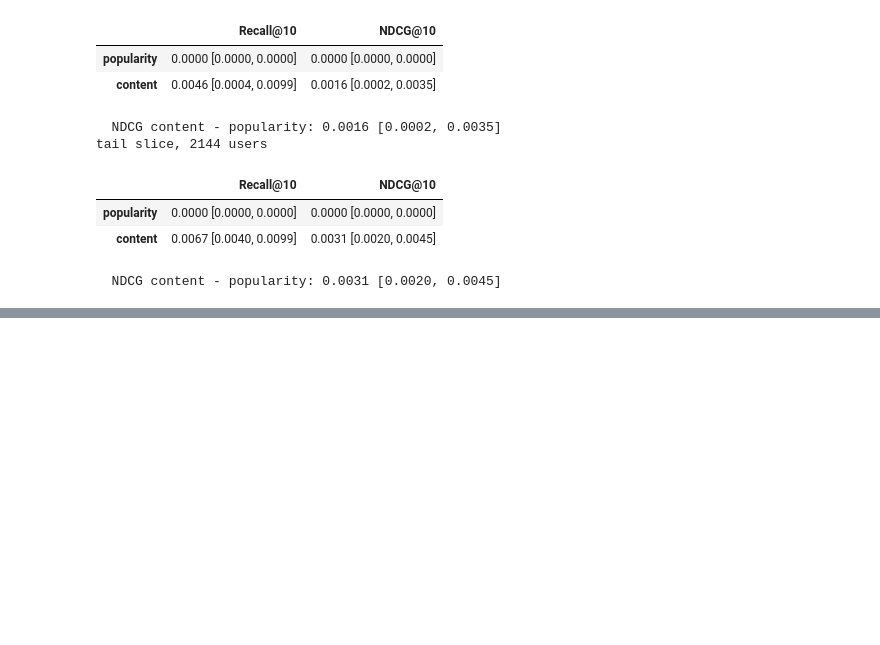
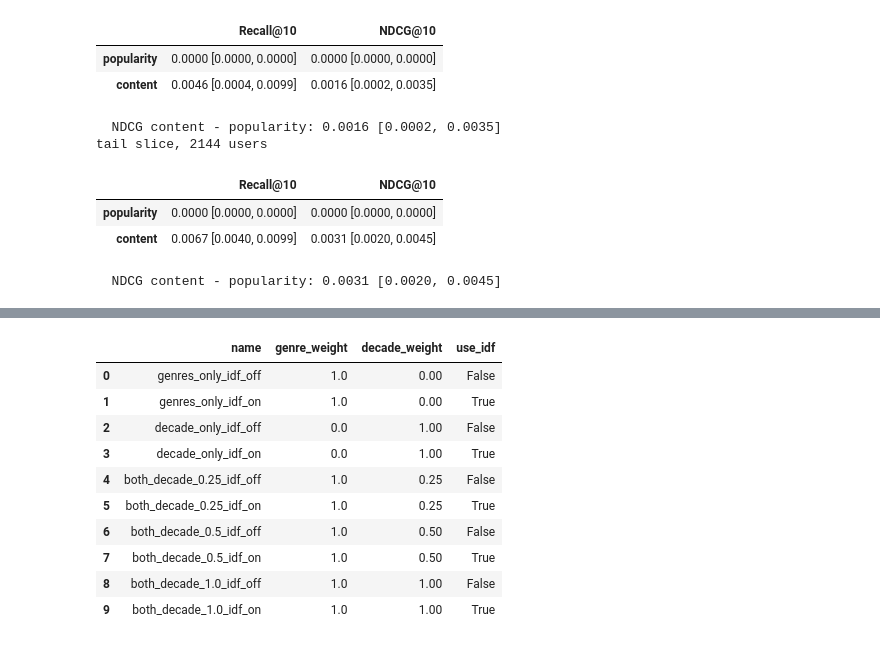
Before and after one commit to RavenKing45/Movie-Recommendation-System, a Jupyter notebook: notebooks/05_content_based.ipynb, the cells around one changed output, grey strips where cells are left out. Saved outputs shown, nothing was run; the diff lists cells and outputs as text; code cells hidden in the pictures; blank space fills up the shorter version.

```diff
--- a/notebooks/05_content_based.ipynb
+++ b/notebooks/05_content_based.ipynb
@@ -458,0 +682,46 @@ tail slice, 2144 users
+# %%
+FEATURE_VARIANTS = [
+    ("genres_only", 1.0, 0.0),
+    ("decade_only", 0.0, 1.0),
+    ("both_decade_0.25", 1.0, 0.25),
+    ("both_decade_0.5", 1.0, 0.5),
+    ("both_decade_1.0", 1.0, 1.0),
+]
+
+CONFIGS = []
+
+for variant, genre_weight, decade_weight in FEATURE_VARIANTS:
+    for use_idf in (False, True):
+        CONFIGS.append({
+            "name": (
+                f"{variant}_idf_"
+                f"{'on' if use_idf else 'off'}"
+            ),
+            "genre_weight": genre_weight,
+            "decade_weight": decade_weight,
+            "use_idf": use_idf,
+        })
+
+config_table = pd.DataFrame(CONFIGS)
+
+display(config_table)
+
+assert len(CONFIGS) == 10
+
+DEFAULT_CONFIG = "both_decade_1.0_idf_on"
+
+assert sum(
+    cfg["name"] == DEFAULT_CONFIG for cfg in CONFIGS
+) == 1
+# %% [output]
+|  | name | genre_weight | decade_weight | use_idf |
+| 0 | genres_only_idf_off | 1.0 | 0.00 | False |
+| 1 | genres_only_idf_on | 1.0 | 0.00 | True |
+| 2 | decade_only_idf_off | 0.0 | 1.00 | False |
+| 3 | decade_only_idf_on | 0.0 | 1.00 | True |
+| 4 | both_decade_0.25_idf_off | 1.0 | 0.25 | False |
+| 5 | both_decade_0.25_idf_on | 1.0 | 0.25 | True |
+| 6 | both_decade_0.5_idf_off | 1.0 | 0.50 | False |
+| 7 | both_decade_0.5_idf_on | 1.0 | 0.50 | True |
+| 8 | both_decade_1.0_idf_off | 1.0 | 1.00 | False |
+| 9 | both_decade_1.0_idf_on | 1.0 | 1.00 | True |
```
Also changed, not shown: parts of 35 cells of this notebook, 1 other file.
